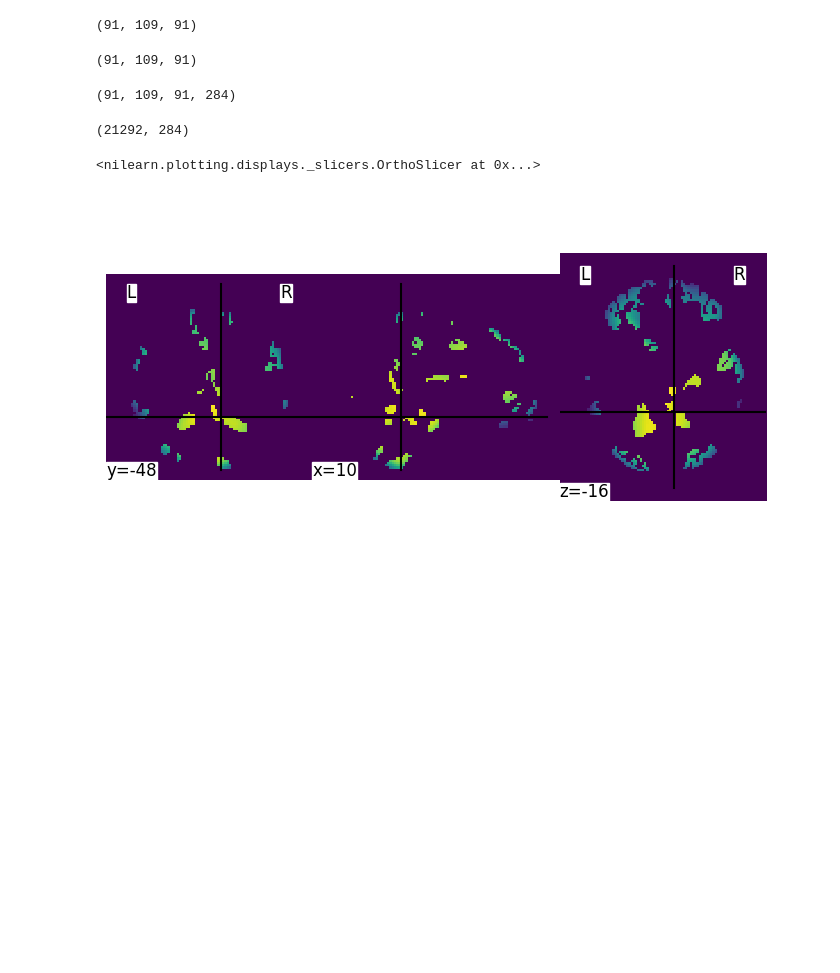
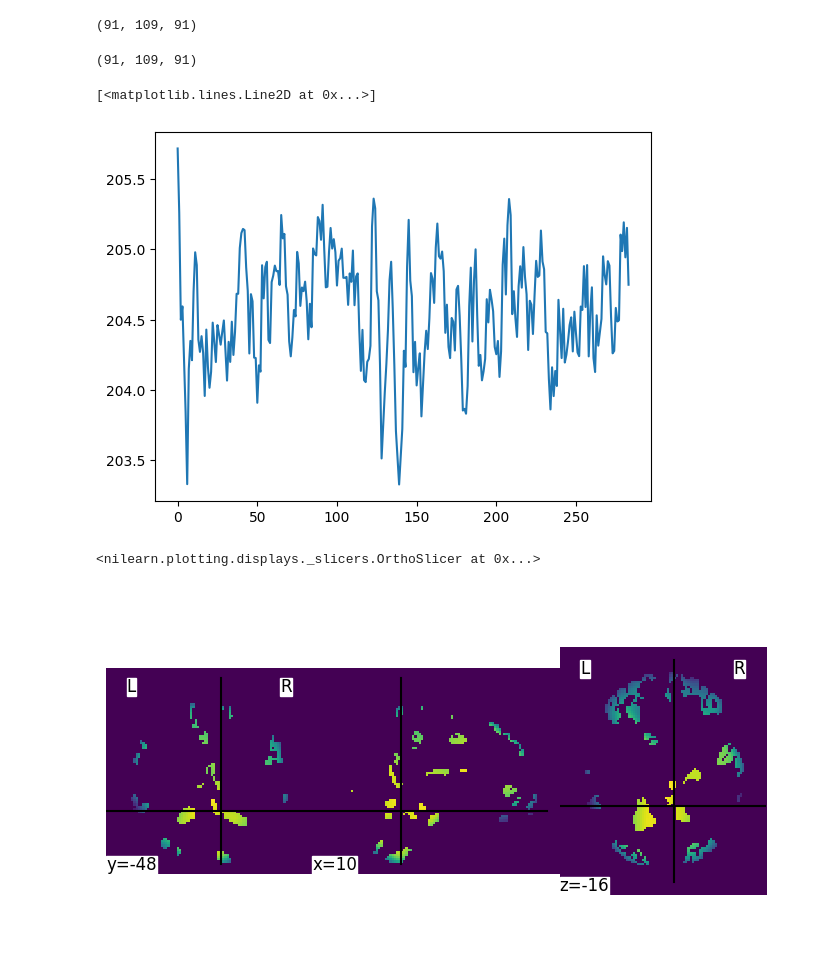
Before and after one commit to fedemengo/CS-433-ML4S, a Jupyter notebook: fedemengo_second_GLM.ipynb, the cells around one changed output. Drawn from its saved outputs; the diff is of its cells as text; code cells hidden in the pictures; blank space fills up the shorter version.

```diff
--- a/fedemengo_second_GLM.ipynb
+++ b/fedemengo_second_GLM.ipynb
@@ -115,15 +83,11 @@ mask = (fmap_data > threshold)
 mask.shape
 # %% [output]
 (91, 109, 91)
-# %%
-fmri_vols.shape
-# %% [output]
-(91, 109, 91, 284)
-# %%
-masked_4d = fmri_vols.get_fdata()[mask]
-masked_4d.shape
-# %% [output]
-(21292, 284)
+# %%
+plt.plot(np.mean(fmri_vols.get_fdata(), axis=(0, 1, 2)))
+# %% [output]
+[<matplotlib.lines.Line2D at 0x...>]
+[figure, added]
 # %%
 masked_data = fmri_vols.get_fdata()
 masked_data[~mask, :] = 0
```
Also changed, not shown: parts of 24 cells of this notebook, 3 other files.
